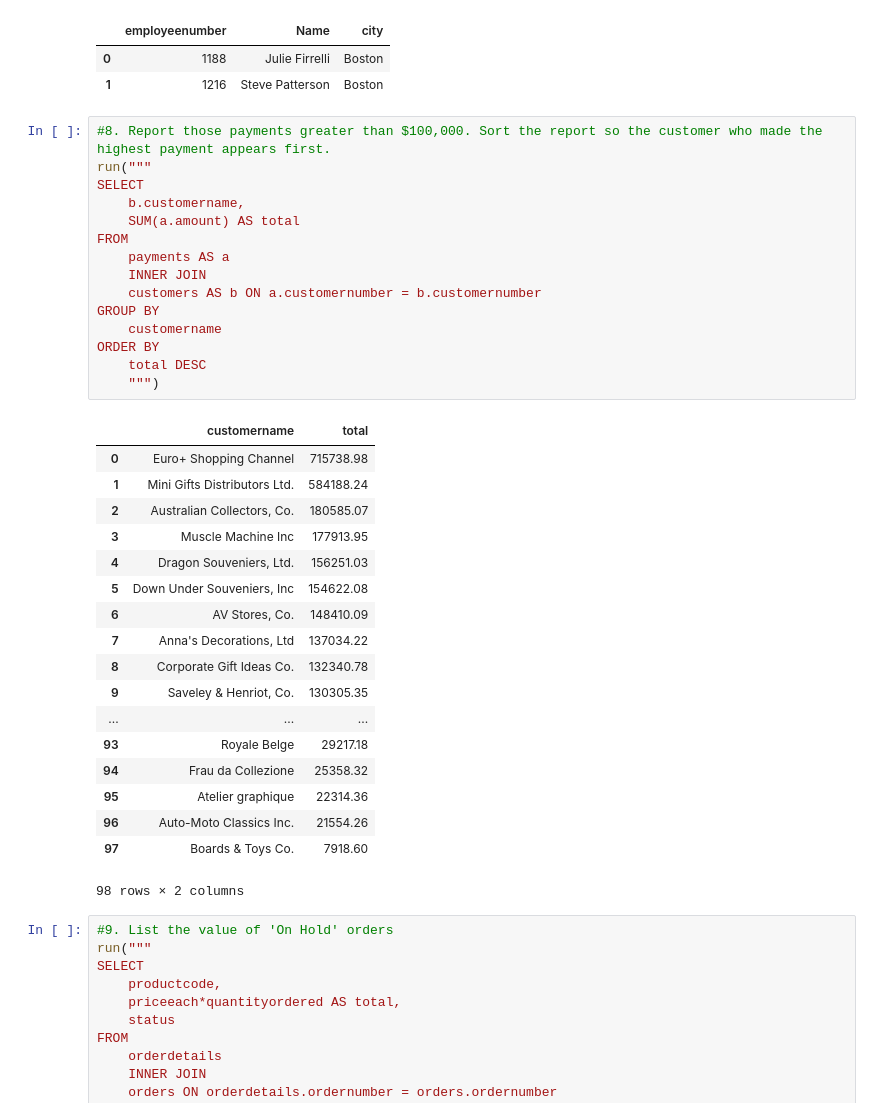
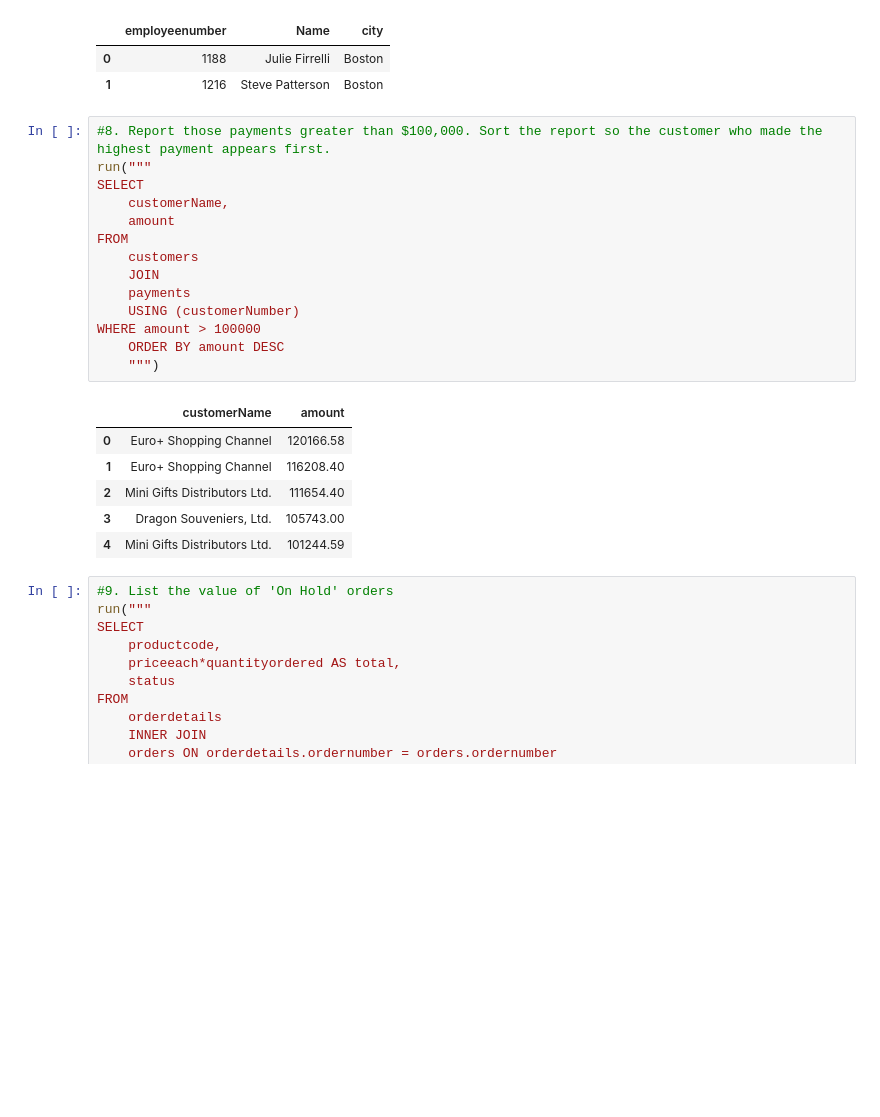
Before and after one commit to IrfanIndriyan/Digital-Talent, a Jupyter notebook: Tugas/Tugas MySQL 2.ipynb, the cells around one changed output. Drawn from its saved outputs; the diff is of its cells as text; blank space fills up the shorter version.

```diff
--- a/Tugas/Tugas MySQL 2.ipynb
+++ b/Tugas/Tugas MySQL 2.ipynb
@@ -196,37 +196,24 @@ WHERE
 # %%
 #8. Report those payments greater than $100,000. Sort the report so the customer who made the highest payment appears first.
 run("""
 SELECT
-    b.customername,
-    SUM(a.amount) AS total
+    customerName,
+    amount
 FROM
-    payments AS a
-    INNER JOIN
-    customers AS b ON a.customernumber = b.customernumber
-GROUP BY
-    customername
-ORDER BY
-    total DESC
+    customers
+    JOIN
+    payments
+    USING (customerNumber)
+WHERE amount > 100000
+    ORDER BY amount DESC
     """)
 # %% [output]
-|  | customername | total |
-| 0 | Euro+ Shopping Channel | 715738.98 |
-| 1 | Mini Gifts Distributors Ltd. | 584188.24 |
-| 2 | Australian Collectors, Co. | 180585.07 |
-| 3 | Muscle Machine Inc | 177913.95 |
-| 4 | Dragon Souveniers, Ltd. | 156251.03 |
-| 5 | Down Under Souveniers, Inc | 154622.08 |
-| 6 | AV Stores, Co. | 148410.09 |
-| 7 | Anna's Decorations, Ltd | 137034.22 |
-| 8 | Corporate Gift Ideas Co. | 132340.78 |
-| 9 | Saveley & Henriot, Co. | 130305.35 |
-| ... | ... | ... |
-| 93 | Royale Belge | 29217.18 |
-| 94 | Frau da Collezione | 25358.32 |
-| 95 | Atelier graphique | 22314.36 |
-| 96 | Auto-Moto Classics Inc. | 21554.26 |
-| 97 | Boards & Toys Co. | 7918.60 |
+|  | customerName | amount |
+| 0 | Euro+ Shopping Channel | 120166.58 |
+| 1 | Euro+ Shopping Channel | 116208.40 |
+| 2 | Mini Gifts Distributors Ltd. | 111654.40 |
+| 3 | Dragon Souveniers, Ltd. | 105743.00 |
+| 4 | Mini Gifts Distributors Ltd. | 101244.59 |
-98 rows × 2 columns
 # %%
 #9. List the value of 'On Hold' orders
 run("""
```
Also changed, not shown: parts of 4 cells of this notebook.
